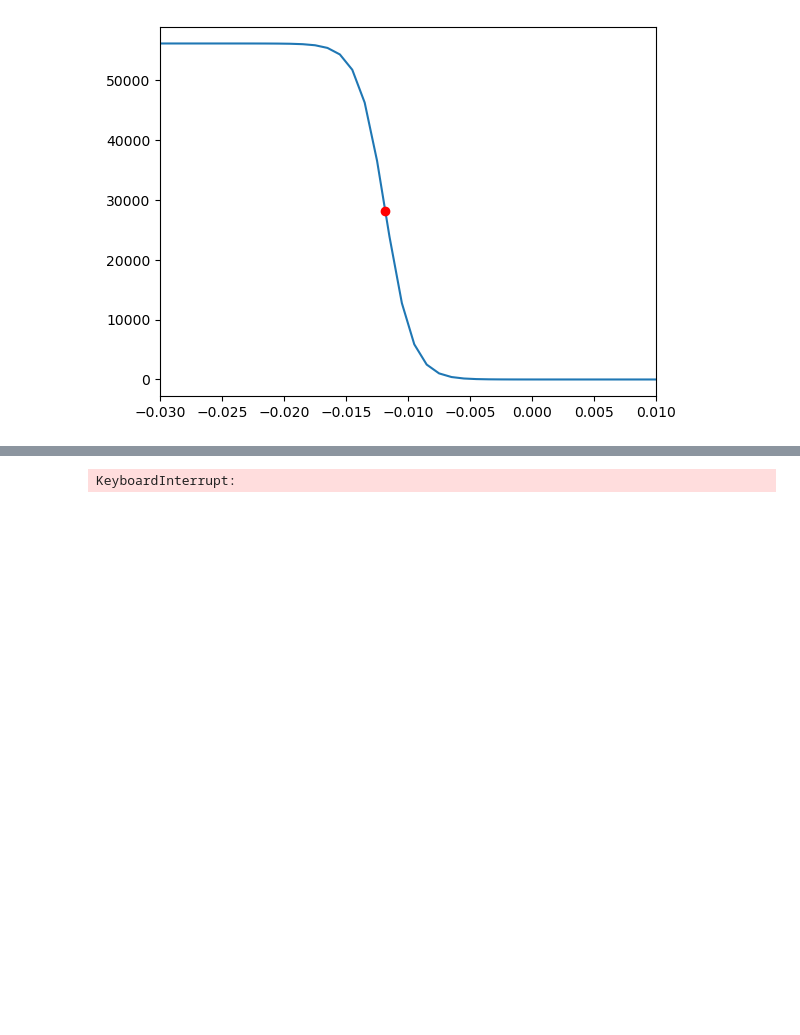
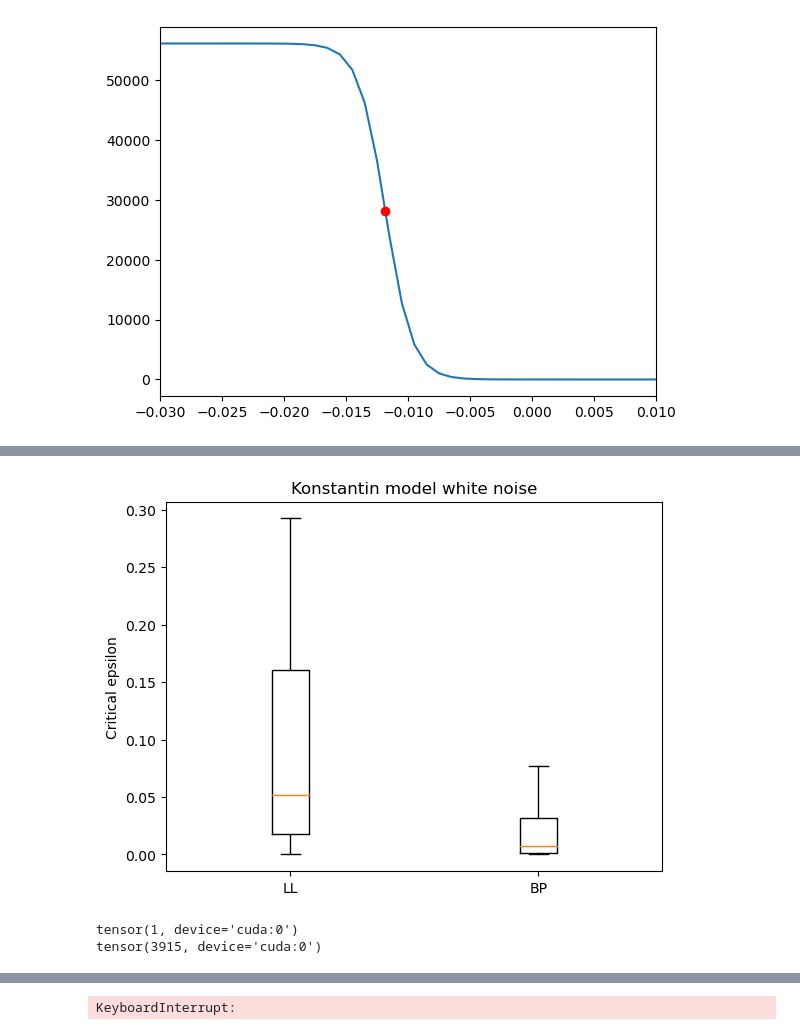
Before and after one commit to holzhauk/LocalLearning, a Jupyter notebook: notebooks/Mia .ipynb, the cells around one changed output, grey strips where cells are left out. Drawn from its saved outputs; the diff is of its cells as text; code cells hidden in the pictures; blank space fills up the shorter version.

```diff
--- a/notebooks/Mia .ipynb
+++ b/notebooks/Mia .ipynb
@@ -650,0 +700,17 @@ plt.show()
+# %%
+ll_crit_eps_wn = crit_eps_one_image_noise(modeltype = "ll")
+bp_crit_eps_wn = crit_eps_one_image_noise(modeltype = "bp")
+
+plt.boxplot((ll_crit_eps_wn, bp_crit_eps_wn), showfliers=False)
+plt.xticks([1,2],["LL","BP"])
+plt.ylabel("Critical epsilon")
+plt.title(f"Konstantin model white noise")
+plt.show()
+# %% [output]
+[figure, added]
+# %%
+print((crit_eps_per_image==0.0099).sum())
+print((crit_eps_per_image!=0.0099).sum())
+# %% [output]
+tensor(1, device='cuda:0')
+tensor(3915, device='cuda:0')
```
Also changed, not shown: parts of 13 cells of this notebook.
